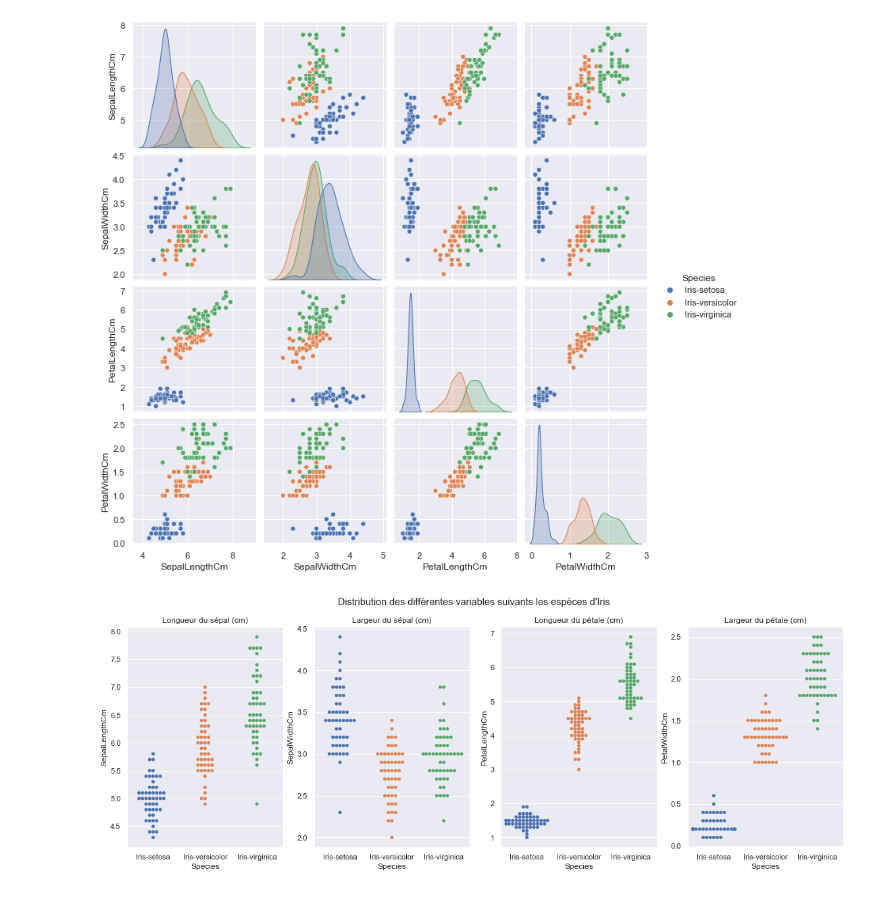
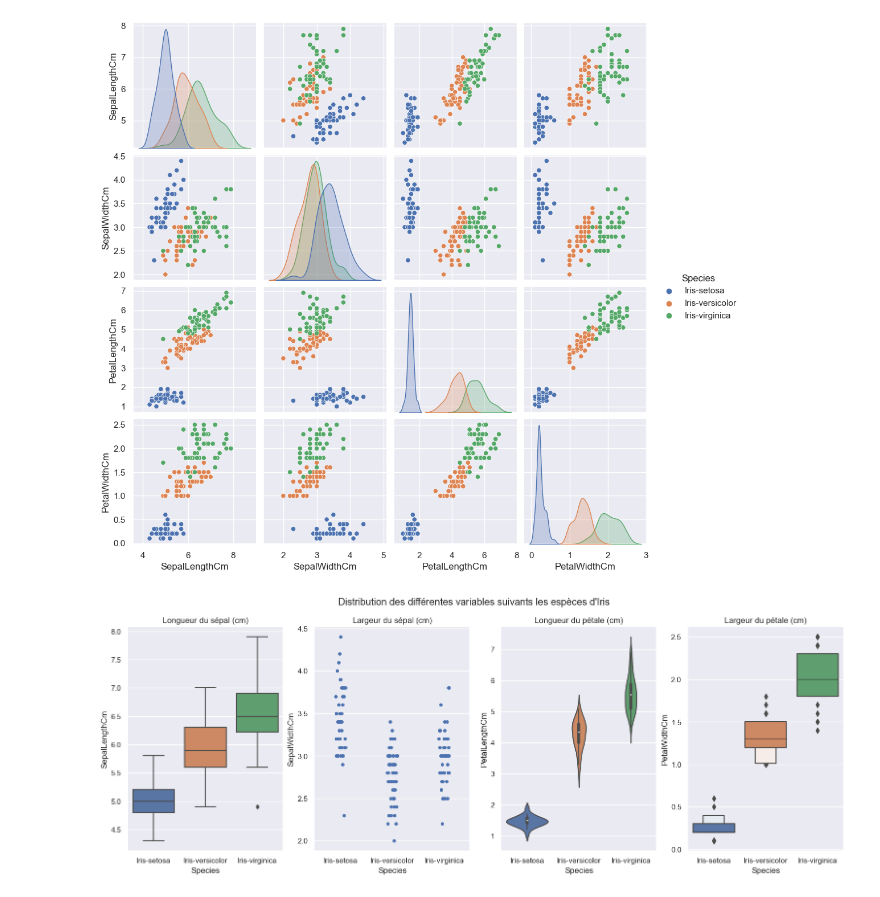
Before and after one commit to MohamedNennouche/Computer-Vision-with-Python, a Jupyter notebook: Seance 2/Seance2.ipynb, the cells around one changed output. Cells and saved outputs as stored; diff of their text form; code cells hidden in the pictures.

```diff
--- a/Seance 2/Seance2.ipynb
+++ b/Seance 2/Seance2.ipynb
@@ -1138,19 +1144,19 @@ plt.show()
 # %%
 fig, axes = plt.subplots(1, 4, figsize=(19, 6))
 fig.suptitle('Distribution des différentes variables suivants les espèces d\'Iris')
 
-sns.swarmplot(ax=axes[0], x="Species", y="SepalLengthCm", data=iris)
+sns.boxplot(ax=axes[0], x="Species", y="SepalLengthCm", data=iris)
 axes[0].set_title('Longueur du sépal (cm)')
 
-sns.swarmplot(ax=axes[1], x="Species", y="SepalWidthCm", data=iris)
+sns.stripplot(ax=axes[1], x="Species", y="SepalWidthCm", data=iris)
 axes[1].set_title('Largeur du sépal (cm)')
 
-sns.swarmplot(ax=axes[2], x="Species", y="PetalLengthCm", data=iris)
+sns.violinplot(ax=axes[2], x="Species", y="PetalLengthCm", data=iris)
 axes[2].set_title('Longueur du pétale (cm)')
 
-sns.swarmplot(ax=axes[3], x="Species", y="PetalWidthCm", data=iris)
+sns.boxenplot(ax=axes[3], x="Species", y="PetalWidthCm", data=iris)
 axes[3].set_title('Largeur du pétale (cm)')
 
 plt.show()
 # %% [output]
-[figure, old version]
+[figure, new version]
```
Also changed, not shown: parts of 16 cells of this notebook, 15 other files.
